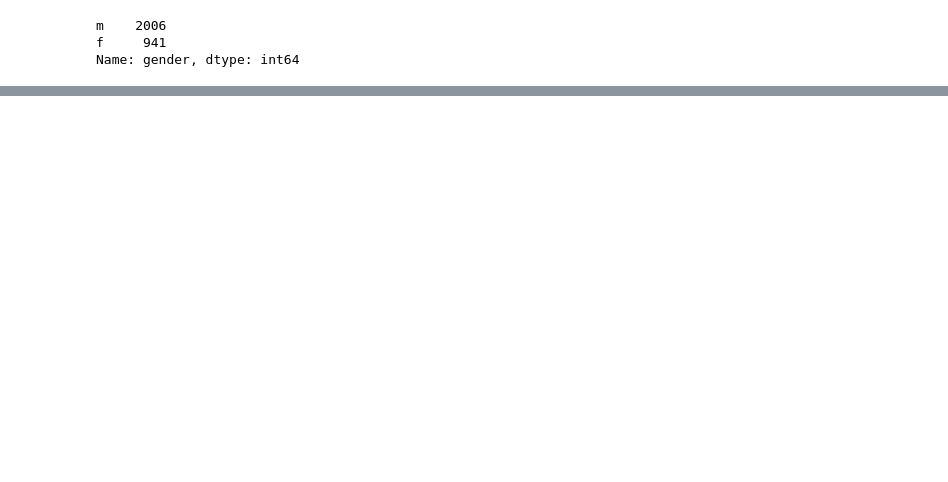
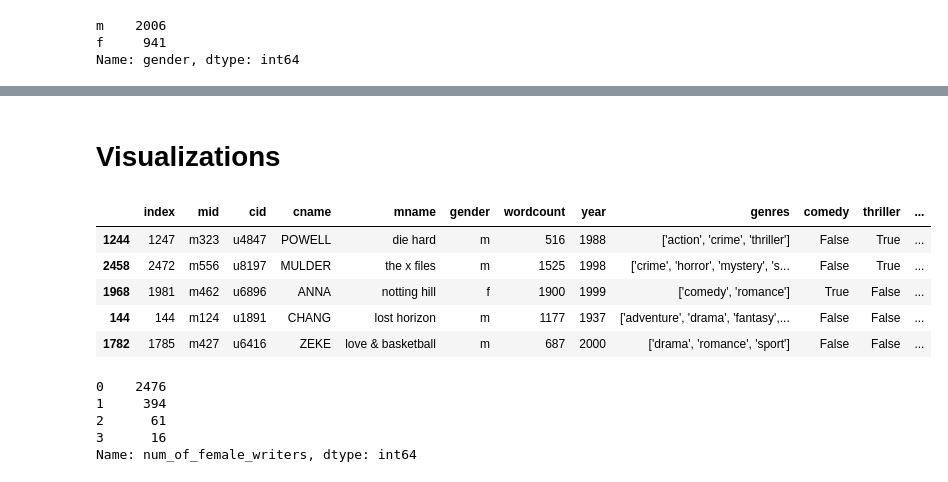
Before and after one commit to gdelacru8/gender-rep-in-movies-project, a Jupyter notebook: classifier_model_code/build_classifier_model_final.ipynb, the cells around one changed output, grey strips where cells are left out. Drawn from its saved outputs; the diff is of its cells as text; code cells hidden in the pictures; blank space fills up the shorter version.

```diff
--- a/classifier_model_code/build_classifier_model_final.ipynb
+++ b/classifier_model_code/build_classifier_model_final.ipynb
@@ -467,0 +481,19 @@ coefficients[-25:] # male
+# %% [markdown]
+# Visualizations
+# %%
+dialogue_no_missing_ids.head()
+# %% [output]
+|  | index | mid | cid | cname | mname | gender | wordcount | year | genres | comedy | thriller | ... |
+| 1244 | 1247 | m323 | u4847 | POWELL | die hard | m | 516 | 1988 | ['action', 'crime', 'thriller'] | False | True | ... |
+| 2458 | 2472 | m556 | u8197 | MULDER | the x files | m | 1525 | 1998 | ['crime', 'horror', 'mystery', 's... | False | True | ... |
+| 1968 | 1981 | m462 | u6896 | ANNA | notting hill | f | 1900 | 1999 | ['comedy', 'romance'] | True | False | ... |
+| 144 | 144 | m124 | u1891 | CHANG | lost horizon | m | 1177 | 1937 | ['adventure', 'drama', 'fantasy',... | False | False | ... |
+| 1782 | 1785 | m427 | u6416 | ZEKE | love & basketball | m | 687 | 2000 | ['drama', 'romance', 'sport'] | False | False | ... |
+# %%
+dialogue_no_missing_ids.num_of_female_writers.value_counts()
+# %% [output]
+0    2476
+1     394
+2      61
+3      16
+Name: num_of_female_writers, dtype: int64
```
Also changed, not shown: parts of 18 cells of this notebook, 3 other files.
